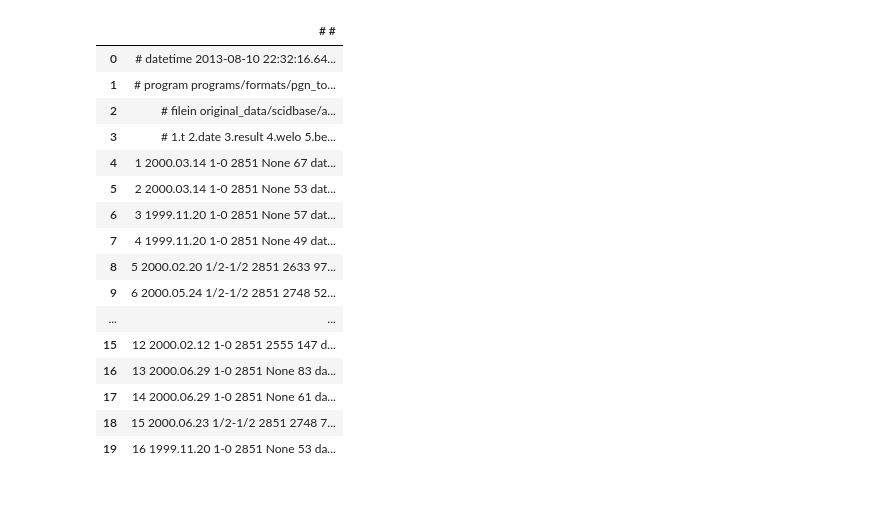
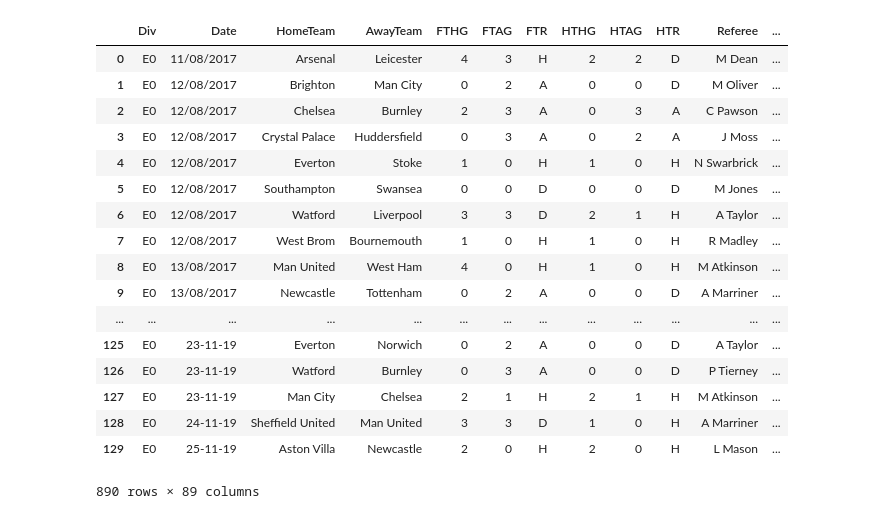
Before and after one commit to valart/football_bets, a Jupyter notebook: football_bets.ipynb, the cells around one changed output. Cells and saved outputs as stored; diff of their text form; code cells hidden in the pictures.

```diff
--- a/football_bets.ipynb
+++ b/football_bets.ipynb
@@ -7,20 +1,32 @@ data = pd.read_csv("18_19.csv")
-# %%
-data.head(20)
-# %% [output]
-|  | # # |
-| 0 | # datetime 2013-08-10 22:32:16.64... |
-| 1 | # program programs/formats/pgn_to... |
-| 2 | # filein original_data/scidbase/a... |
-| 3 | # 1.t 2.date 3.result 4.welo 5.be... |
-| 4 | 1 2000.03.14 1-0 2851 None 67 dat... |
-| 5 | 2 2000.03.14 1-0 2851 None 53 dat... |
-| 6 | 3 1999.11.20 1-0 2851 None 57 dat... |
-| 7 | 4 1999.11.20 1-0 2851 None 49 dat... |
-| 8 | 5 2000.02.20 1/2-1/2 2851 2633 97... |
-| 9 | 6 2000.05.24 1/2-1/2 2851 2748 52... |
-| ... | ... |
-| 15 | 12 2000.02.12 1-0 2851 2555 147 d... |
-| 16 | 13 2000.06.29 1-0 2851 None 83 da... |
-| 17 | 14 2000.06.29 1-0 2851 None 61 da... |
-| 18 | 15 2000.06.23 1/2-1/2 2851 2748 7... |
-| 19 | 16 1999.11.20 1-0 2851 None 53 da... |
+# %%
+import numpy as np
+import pandas as pd
+
+# TODO
+data1 = pd.read_csv("17_18.csv")
+data2 = pd.read_csv("18_19.csv")
+data3 = pd.read_csv("19_20.csv")
+out = data1.append(data2, sort=False)
+out = out.append(data3, sort=False)
+out
+# for i in out.columns:
+#     print(i)
+# %% [output]
+|  | Div | Date | HomeTeam | AwayTeam | FTHG | FTAG | FTR | HTHG | HTAG | HTR | Referee | ... |
+| 0 | E0 | 11/08/2017 | Arsenal | Leicester | 4 | 3 | H | 2 | 2 | D | M Dean | ... |
+| 1 | E0 | 12/08/2017 | Brighton | Man City | 0 | 2 | A | 0 | 0 | D | M Oliver | ... |
+| 2 | E0 | 12/08/2017 | Chelsea | Burnley | 2 | 3 | A | 0 | 3 | A | C Pawson | ... |
+| 3 | E0 | 12/08/2017 | Crystal Palace | Huddersfield | 0 | 3 | A | 0 | 2 | A | J Moss | ... |
+| 4 | E0 | 12/08/2017 | Everton | Stoke | 1 | 0 | H | 1 | 0 | H | N Swarbrick | ... |
+| 5 | E0 | 12/08/2017 | Southampton | Swansea | 0 | 0 | D | 0 | 0 | D | M Jones | ... |
+| 6 | E0 | 12/08/2017 | Watford | Liverpool | 3 | 3 | D | 2 | 1 | H | A Taylor | ... |
+| 7 | E0 | 12/08/2017 | West Brom | Bournemouth | 1 | 0 | H | 1 | 0 | H | R Madley | ... |
+| 8 | E0 | 13/08/2017 | Man United | West Ham | 4 | 0 | H | 1 | 0 | H | M Atkinson | ... |
+| 9 | E0 | 13/08/2017 | Newcastle | Tottenham | 0 | 2 | A | 0 | 0 | D | A Marriner | ... |
+| ... | ... | ... | ... | ... | ... | ... | ... | ... | ... | ... | ... | ... |
+| 125 | E0 | 23-11-19 | Everton | Norwich | 0 | 2 | A | 0 | 0 | D | A Taylor | ... |
+| 126 | E0 | 23-11-19 | Watford | Burnley | 0 | 3 | A | 0 | 0 | D | P Tierney | ... |
+| 127 | E0 | 23-11-19 | Man City | Chelsea | 2 | 1 | H | 2 | 1 | H | M Atkinson | ... |
+| 128 | E0 | 24-11-19 | Sheffield United | Man United | 3 | 3 | D | 1 | 0 | H | A Marriner | ... |
+| 129 | E0 | 25-11-19 | Aston Villa | Newcastle | 2 | 0 | H | 2 | 0 | H | L Mason | ... |
+890 rows × 89 columns
```
Also changed, not shown: parts of 2 cells of this notebook, 2 other files.
